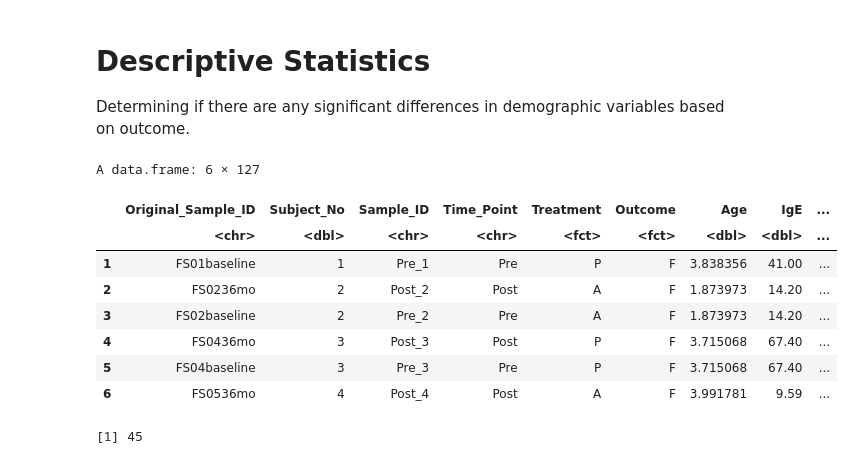
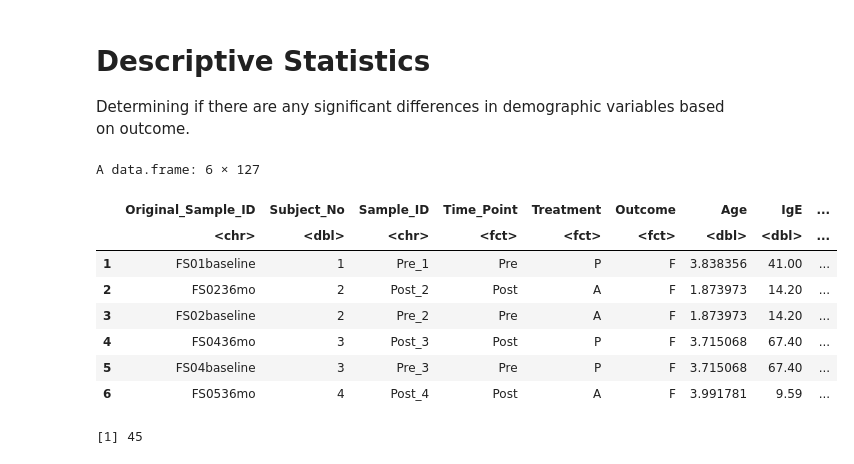
Before and after one commit to Ragerlab/P1013.-Microbiome-Peanut-Allergy, a Jupyter notebook: 2. Individual Bacteria Analyses/Individual Bacteria Analyses.ipynb, the cells around one changed output. Drawn from its saved outputs; the diff is of its cells as text; code cells hidden in the pictures.

```diff
--- a/2. Individual Bacteria Analyses/Individual Bacteria Analyses.ipynb
+++ b/2. Individual Bacteria Analyses/Individual Bacteria Analyses.ipynb
@@ -52,31 +52,33 @@ Determining if there are any significant differences in demographic variables ba
 # %%
 saliva_df$Outcome = as.character(saliva_df$Outcome)
 stool_df$Outcome = as.character(stool_df$Outcome)
 
 combined_saliva_df = saliva_df  %>%
     # ended up reassinging 'DS' to 'F' due to small sample size
     mutate(Outcome = ifelse(Outcome == 'DS', 'F', Outcome)) %>%
     # removing those failed the IgE protein
     filter(IgE_Binarized != 'Fail')
 
 combined_stool_df = stool_df  %>%
     # ended up reassinging 'DS' to 'F' due to small sample size
     mutate(Outcome = ifelse(Outcome == 'DS', 'F', Outcome)) %>%
     filter(IgE_Binarized != 'Fail')
 
 # converting to factors
 combined_saliva_df$Outcome = factor(combined_saliva_df$Outcome, levels = c('F', 'SU'))
 combined_stool_df$Outcome = factor(combined_stool_df$Outcome, levels = c('F', 'SU'))
 combined_saliva_df$Treatment = factor(combined_saliva_df$Treatment, levels = c('A', 'P'))
 combined_stool_df$Treatment = factor(combined_stool_df$Treatment, levels = c('A', 'P'))
 combined_saliva_df$IgE_Binarized = factor(combined_saliva_df$IgE_Binarized, levels = c('Low', 'High'))
 combined_stool_df$IgE_Binarized = factor(combined_stool_df$IgE_Binarized, levels = c('Low', 'High'))
+combined_saliva_df$Time_Point = factor(combined_saliva_df$Time_Point, levels = c('Pre', 'Post'))
+combined_stool_df$Time_Point = factor(combined_stool_df$Time_Point, levels = c('Pre', 'Post'))
 
 head(combined_saliva_df)
 # %% [output]
 A data.frame: 6 × 127
 |  | Original_Sample_ID | Subject_No | Sample_ID | Time_Point | Treatment | Outcome | Age | IgE | ... |
-|  | <chr> | <dbl> | <chr> | <chr> | <fct> | <fct> | <dbl> | <dbl> | ... |
+|  | <chr> | <dbl> | <chr> | <fct> | <fct> | <fct> | <dbl> | <dbl> | ... |
 | 1 | FS01baseline | 1 | Pre_1 | Pre | P | F | 3.838356 | 41.00 | ... |
 | 2 | FS0236mo | 2 | Post_2 | Post | A | F | 1.873973 | 14.20 | ... |
 | 3 | FS02baseline | 2 | Pre_2 | Pre | A | F | 1.873973 | 14.20 | ... |
```
Also changed, not shown: parts of 21 cells of this notebook.
